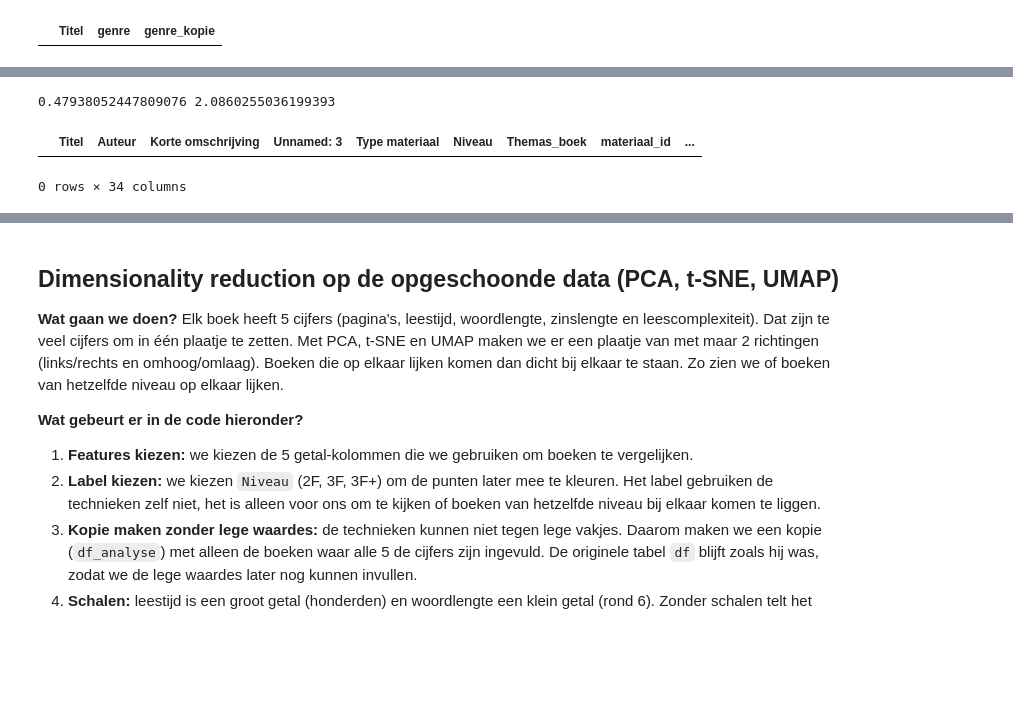
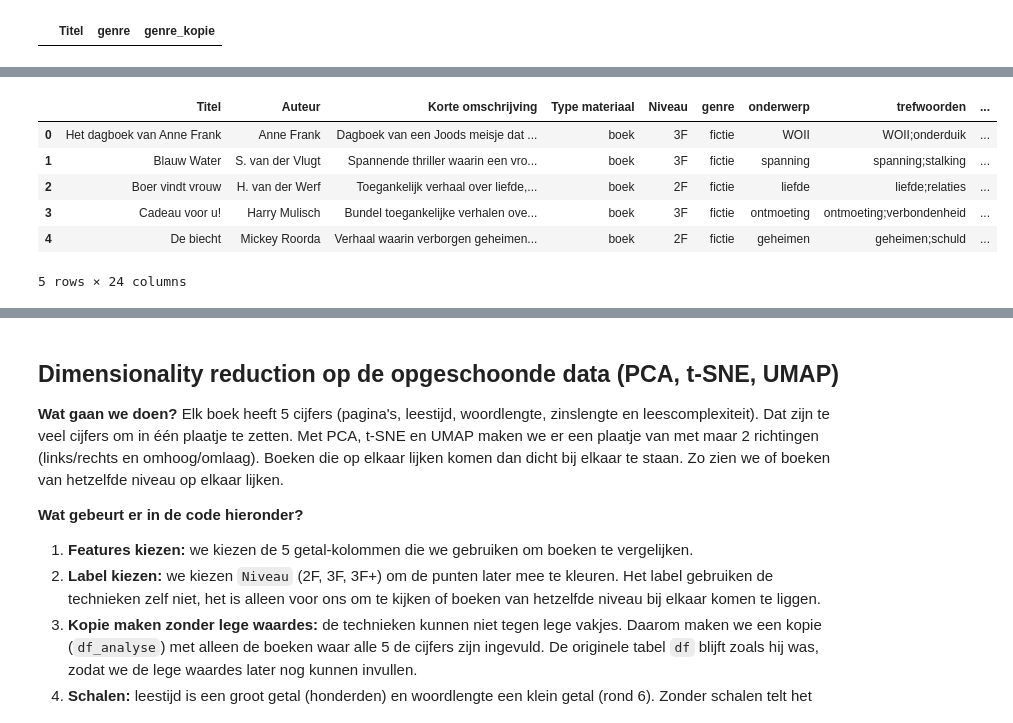
Before and after one commit to merijn1222/2.2Notebooks, a Jupyter notebook: LeesmateriaalAnalyse.ipynb, the cells around one changed output, grey strips where cells are left out. Drawn from its saved outputs; the diff is of its cells as text; code cells hidden in the pictures; blank space fills up the shorter version.

```diff
--- a/LeesmateriaalAnalyse.ipynb
+++ b/LeesmateriaalAnalyse.ipynb
@@ -187,9 +189,7 @@ df[df["aantal_paginas"].isna() | df["geschatte_leestijd_min"].isna()]
 gem_paginas_p_min = ag["aantal_paginas"].mean() / ag["geschatte_leestijd_min"].mean()
 gem_min_p_p = ag["geschatte_leestijd_min"].mean() / ag["aantal_paginas"].mean()
 
-df.loc[df["aantal_paginas"].isna() & df["geschatte_leestijd_min"].notna(), "aantal_paginas"] = df["geschatte_leestijd_min"] * gem_paginas_p_min
+df.loc[df["aantal_paginas"].isna() & df["geschatte_leestijd_min"].notna(), "aantal_paginas"] = (df["geschatte_leestijd_min"] * gem_paginas_p_min).round().astype("Int64")
 df.loc[df["geschatte_leestijd_min"].isna() & df["aantal_paginas"].notna(), "geschatte_leestijd_min"] = df["aantal_paginas"] * gem_min_p_p
-# %% [output]
-0.47938052447809076 2.0860255036199393
 # %%
 def create_new_row(df):
@@ -202,8 +202,3 @@ def create_new_row(df):
     return df
 # %%
 df = create_new_row(df)
-# %%
-df[df["gem_zinslengte_woorden"] < 0]
-# %% [output]
-|  | Titel | Auteur | Korte omschrijving | Unnamed: 3 | Type materiaal | Niveau | Themas_boek | materiaal_id | ... |
-0 rows × 34 columns
@@ -210,3 +207,13 @@ df[df["gem_zinslengte_woorden"] < 0]
+# %%
+df.head()
+# %% [output]
+|  | Titel | Auteur | Korte omschrijving | Type materiaal | Niveau | genre | onderwerp | trefwoorden | ... |
+| 0 | Het dagboek van Anne Frank | Anne Frank | Dagboek van een Joods meisje dat ... | boek | 3F | fictie | WOII | WOII;onderduik | ... |
+| 1 | Blauw Water | S. van der Vlugt | Spannende thriller waarin een vro... | boek | 3F | fictie | spanning | spanning;stalking | ... |
+| 2 | Boer vindt vrouw | H. van der Werf | Toegankelijk verhaal over liefde,... | boek | 2F | fictie | liefde | liefde;relaties | ... |
+| 3 | Cadeau voor u! | Harry Mulisch | Bundel toegankelijke verhalen ove... | boek | 3F | fictie | ontmoeting | ontmoeting;verbondenheid | ... |
+| 4 | De biecht | Mickey Roorda | Verhaal waarin verborgen geheimen... | boek | 2F | fictie | geheimen | geheimen;schuld | ... |
+5 rows × 24 columns
 # %%
 # aantal unieke en missende waarden en datatypes
 print("Aantal rijen en kolommen:", df.shape)
```
Also changed, not shown: parts of 5 cells of this notebook, 5 other files.
